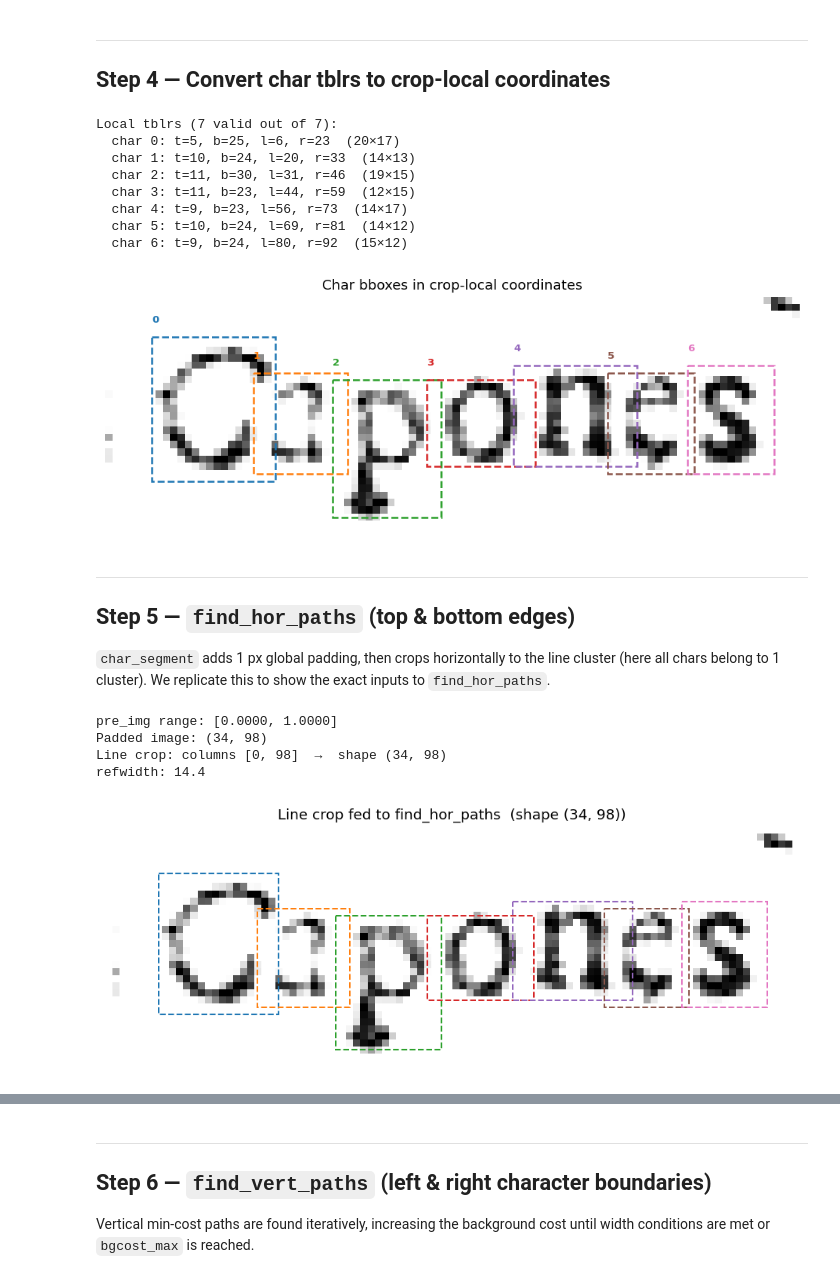
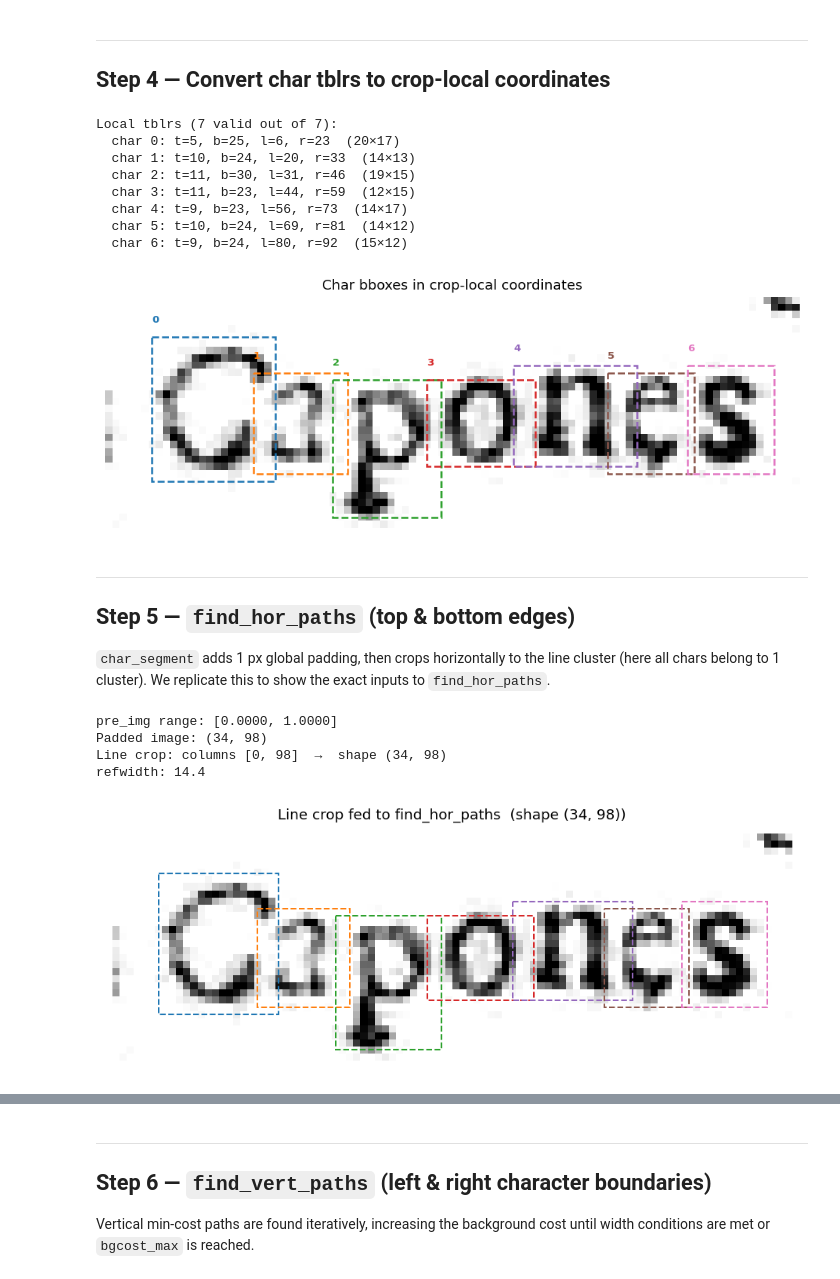
Before and after one commit to diegobelzarena/sueltas-typography, a Jupyter notebook: notebooks/debug_char_segment.ipynb, the cells around one changed output, grey strips where cells are left out. Drawn from its saved outputs; the diff is of its cells as text; code cells hidden in the pictures.

```diff
--- a/notebooks/debug_char_segment.ipynb
+++ b/notebooks/debug_char_segment.ipynb
@@ -60,7 +51,7 @@ assert img_path.exists(),  f"Image not found: {img_path}"
 assert json_path.exists(), f"JSON not found: {json_path}"
 
 img_gray = cv2.imread(str(img_path), cv2.IMREAD_GRAYSCALE)
-img_gray = bg_flatten(img_gray)
+img_gray = bg_flatten(img_gray, d=3, equalize=True)
 img_rgb  = cv2.cvtColor(cv2.imread(str(img_path)), cv2.COLOR_BGR2RGB)
 
 with open(json_path) as f:
@@ -221,7 +212,7 @@ Local tblrs (7 valid out of 7):
   char 4: t=9, b=23, l=56, r=73  (14×17)
   char 5: t=10, b=24, l=69, r=81  (14×12)
   char 6: t=9, b=24, l=80, r=92  (15×12)
-[figure, old version]
+[figure, new version]
 # %% [markdown]
 ---
 ## Step 5 — `find_hor_paths` (top & bottom edges)
@@ -231,6 +222,7 @@ line cluster (here all chars belong to 1 cluster).  We replicate this to
 show the exact inputs to `find_hor_paths`.
 # %%
 pre_img = word_crop.astype(np.float64)
+pre_img = (pre_img - pre_img.min()) / (pre_img.max() - pre_img.min() + 1e-8)  # normalize to [0, 1]
 print(f"pre_img range: [{pre_img.min():.4f}, {pre_img.max():.4f}]")
 
 # Replicate char_segment's global padding
@@ -241,34 +233,34 @@ h_p, w_p = img_padded.shape
 
 # char_segment crops horizontally per line cluster
 widths = local_tblrs[:, 3] - local_tblrs[:, 2]
 refwidth = float(np.mean(widths)) if len(widths) > 0 else 1.0
 
 l0 = max(0, tblrs_padded[tblrs_padded[:, 2].argmin(), 2] - int(refwidth))
 r0 = min(w_p, tblrs_padded[tblrs_padded[:, 3].argmax(), 3] + int(refwidth) + 1)
 line_crop = img_padded[:, l0:r0]
 boxes_line = tblrs_padded.copy()
 boxes_line[:, 2:] -= l0
 
 print(f"Padded image: {img_padded.shape}")
 print(f"Line crop: columns [{l0}, {r0}]  →  shape {line_crop.shape}")
 print(f"refwidth: {refwidth:.1f}")
 
 fig, ax = plt.subplots(figsize=(14, 3))
 ax.imshow(line_crop, cmap="gray")
 for ci, (t, b, l, r) in enumerate(boxes_line):
     colour = PALETTE[ci % len(PALETTE)]
     ax.add_patch(Rectangle((l, t), r - l, b - t,
                  linewidth=1.2, edgecolor=colour, facecolor="none", linestyle="--"))
 ax.set_title(f"Line crop fed to find_hor_paths  (shape {line_crop.shape})")
 ax.set_axis_off()
 fig.tight_layout()
 plt.show()
 # %% [output]
 pre_img range: [0.0000, 1.0000]
 Padded image: (34, 98)
 Line crop: columns [0, 98]  →  shape (34, 98)
 refwidth: 14.4
-[figure, old version]
+[figure, new version]
 # %%
 # Run find_hor_paths
 tpath, bpath = find_hor_paths(line_crop, boxes_line, pen=0.1)
```
Also changed, not shown: parts of 10 cells of this notebook, 31 other files.
